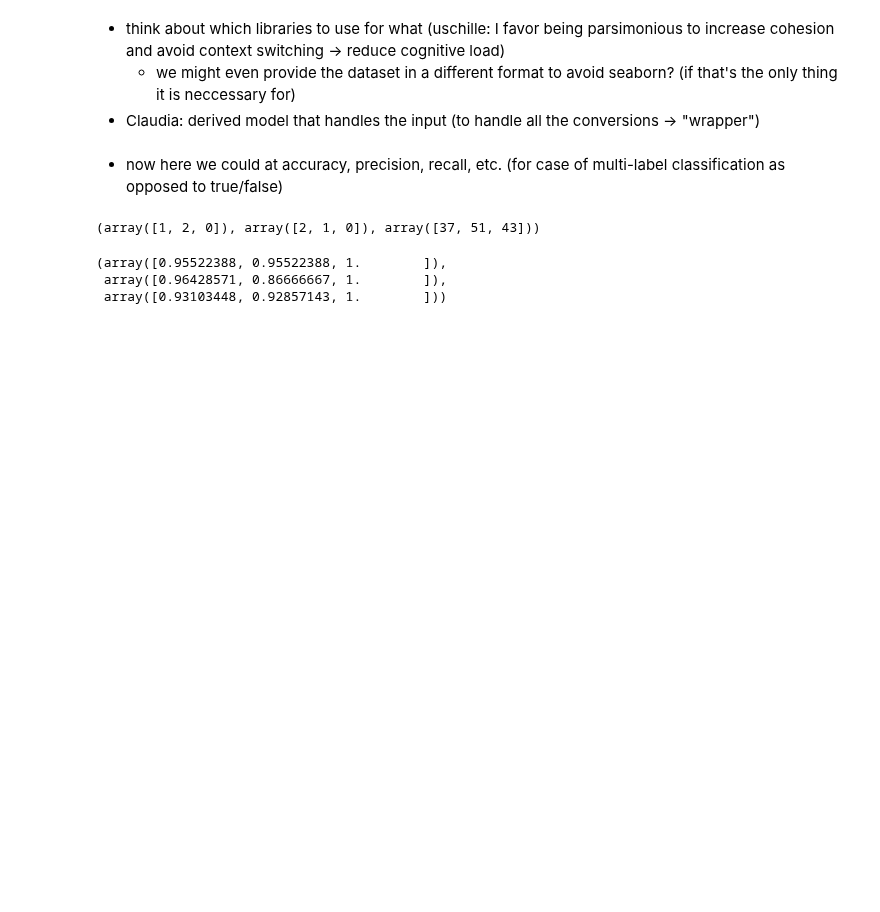
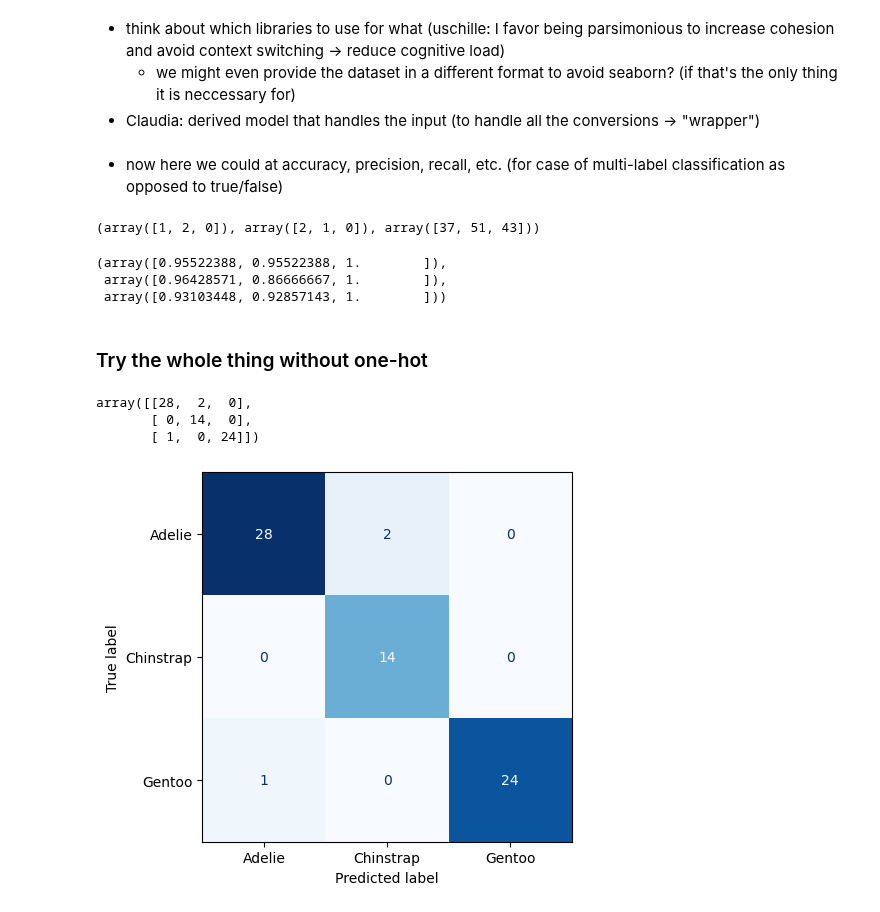
Before and after one commit to carpentries-incubator/ml-concepts, a Jupyter notebook: episodes/files/penguins.ipynb, the cells around one changed output. Cells and saved outputs as stored; diff of their text form; code cells hidden in the pictures; blank space fills up the shorter version.

Commit message:
Train random forrest classifier without using one-hot encodings

```diff
--- a/episodes/files/penguins.ipynb
+++ b/episodes/files/penguins.ipynb
@@ -215,3 +215,27 @@ accuracy, precision, recall
 (array([0.95522388, 0.95522388, 1.        ]),
  array([0.96428571, 0.86666667, 1.        ]),
  array([0.93103448, 0.92857143, 1.        ]))
+# %% [markdown]
+### Try the whole thing without one-hot
+# %%
+df = sns.load_dataset('penguins')
+features = df.drop(columns=["species", "island", "sex"])
+target = df["species"]
+# %%
+X_train, X_test, y_train, y_test = train_test_split(features, target, test_size=0.2, random_state=0, shuffle=True, stratify=target)
+# %%
+clf = RandomForestClassifier()
+clf.fit(X_train, y_train);
+# %%
+predicted_classes = clf.predict(X_test)
+true_classes = y_test
+matrix = confusion_matrix(true_classes, predicted_classes)
+matrix
+# %% [output]
+array([[28,  2,  0],
+       [ 0, 14,  0],
+       [ 1,  0, 24]])
+# %%
+ConfusionMatrixDisplay(confusion_matrix=matrix, display_labels=clf.classes_).plot(cmap=plt.cm.Blues, colorbar=False);
+# %% [output]
+[figure, added]
```
Also changed, not shown: parts of 1 cell of this notebook.
